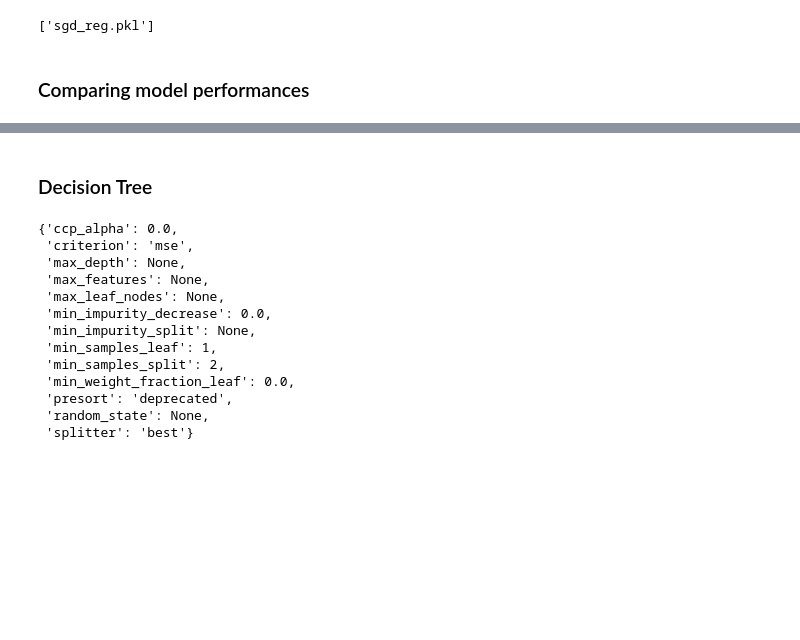
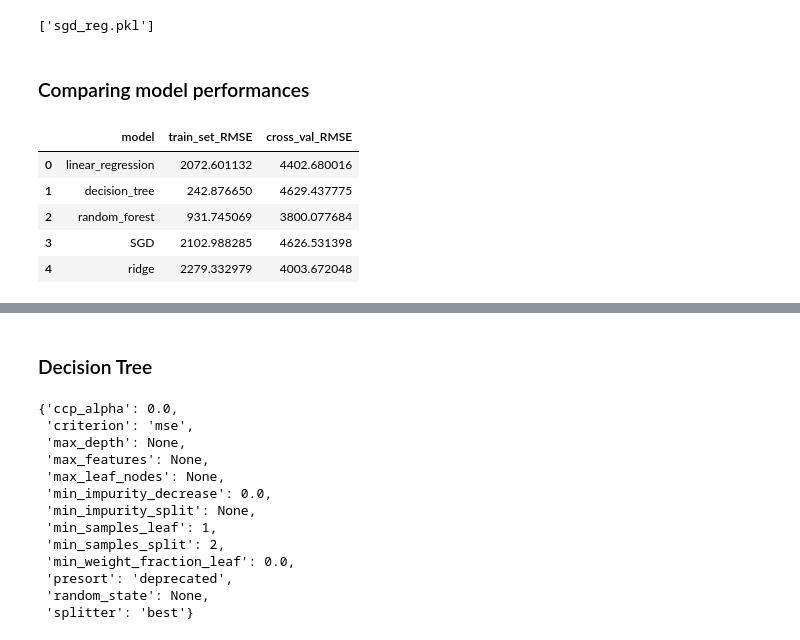
Before and after one commit to guldenturgay/auto-price, a Jupyter notebook: auto-price.ipynb, the cells around one changed output, grey strips where cells are left out. Drawn from its saved outputs; the diff is of its cells as text; code cells hidden in the pictures; blank space fills up the shorter version.

```diff
--- a/auto-price.ipynb
+++ b/auto-price.ipynb
@@ -577,4 +570,20 @@ joblib.dump(forest_reg, 'sgd_reg.pkl')
 ['sgd_reg.pkl']
 # %% [markdown]
 ### Comparing model performances
+# %%
+df = {'model': ['linear_regression', 'decision_tree', 'random_forest', 'SGD', 'ridge'],
+      'train_set_RMSE': [lin_rmse, tree_rmse, forest_rmse, sgd_rmse, ridge_rmse],
+      'cross_val_RMSE': [ lin_rmse_scores.mean(), tree_rmse_scores.mean(), forest_rmse_scores.mean(),
+                         sgd_rmse_scores.mean(), ridge_rmse_scores.mean()]
+     }
+
+df = pd.DataFrame(df)
+df
+# %% [output]
+|  | model | train_set_RMSE | cross_val_RMSE |
+| 0 | linear_regression | 2072.601132 | 4402.680016 |
+| 1 | decision_tree | 242.876650 | 4629.437775 |
+| 2 | random_forest | 931.745069 | 3800.077684 |
+| 3 | SGD | 2102.988285 | 4626.531398 |
+| 4 | ridge | 2279.332979 | 4003.672048 |
 # %%
```
Also changed, not shown: parts of 49 cells of this notebook, 10 other files.
